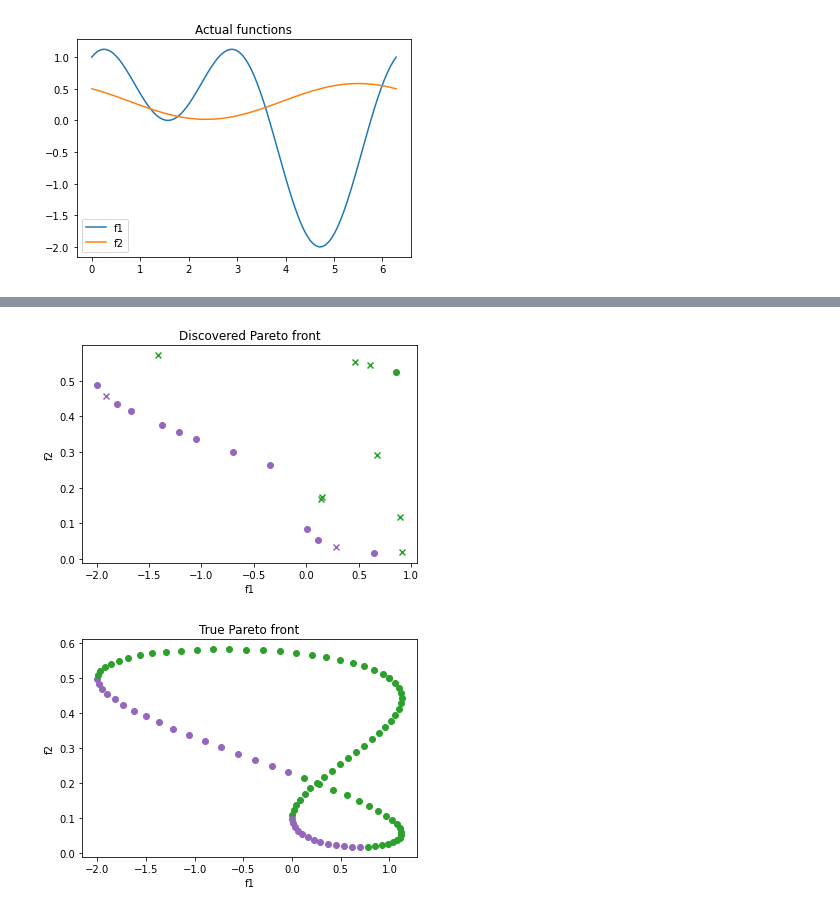
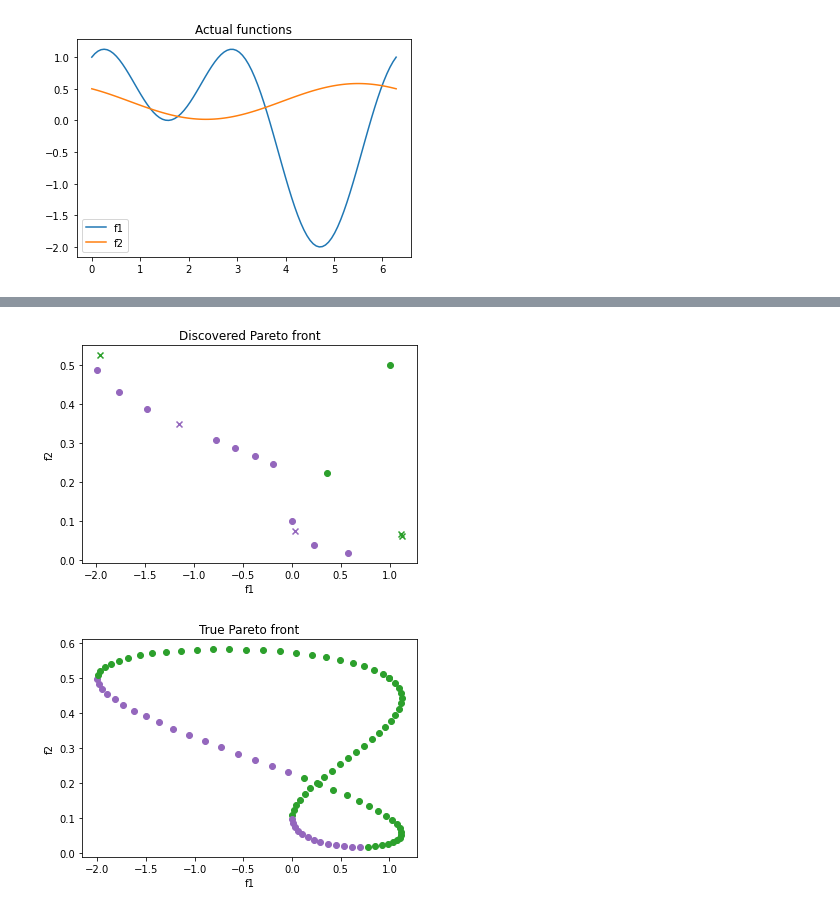
Before and after one commit to apaleyes/trieste, a Jupyter notebook: docs/notebooks/Untitled.ipynb, the cells around one changed output, grey strips where cells are left out. Drawn from its saved outputs; the diff is of its cells as text; code cells hidden in the pictures.

```diff
--- a/docs/notebooks/Untitled.ipynb
+++ b/docs/notebooks/Untitled.ipynb
@@ -77,7 +77,8 @@ def build_stacked_independent_objectives_model(data: Dataset):
 # %%
 observer = mk_observer(f, OBJECTIVE)
 # %%
-initial_query_points = search_space.sample(10)
+num_initial_points = 5
+initial_query_points = search_space.sample(num_initial_points)
 initial_data = observer(initial_query_points)
 # %%
 model = build_stacked_independent_objectives_model(initial_data[OBJECTIVE])
@@ -103,25 +107,25 @@ models = result.try_get_final_models()[OBJECTIVE]._models
 # %%
 all_query_points = dataset.query_points
 f1_model_values, _ = models[0].predict(all_query_points)
 f2_model_values, _ = models[1].predict(all_query_points)
 
 points_in_objective_space = tf.concat([f1_model_values, f2_model_values], axis=1)
-plotting.plot_mobo_points_in_obj_space(points_in_objective_space, num_init=len(initial_query_points))
+plotting.plot_mobo_points_in_obj_space(points_in_objective_space, num_init=num_initial_points)
 plt.xlabel("f1");
 plt.ylabel("f2");
 plt.title("Discovered Pareto front");
 plt.show();
 
 
 
 points_in_objective_space = tf.stack([f1(x_plot), f2(x_plot)], axis=-1)
 plotting.plot_mobo_points_in_obj_space(points_in_objective_space, num_init=0)
 plt.xlabel("f1");
 plt.ylabel("f2");
 plt.title("True Pareto front");
 plt.show();
 # %% [output]
-[figure, old version]
+[figure, new version]
 [figure]
 # %%
 from trieste.acquisition.function.local_penalization import MOLocalPenalizationAcquisitionFunction
```
Also changed, not shown: parts of 5 cells of this notebook, 1 other file.
